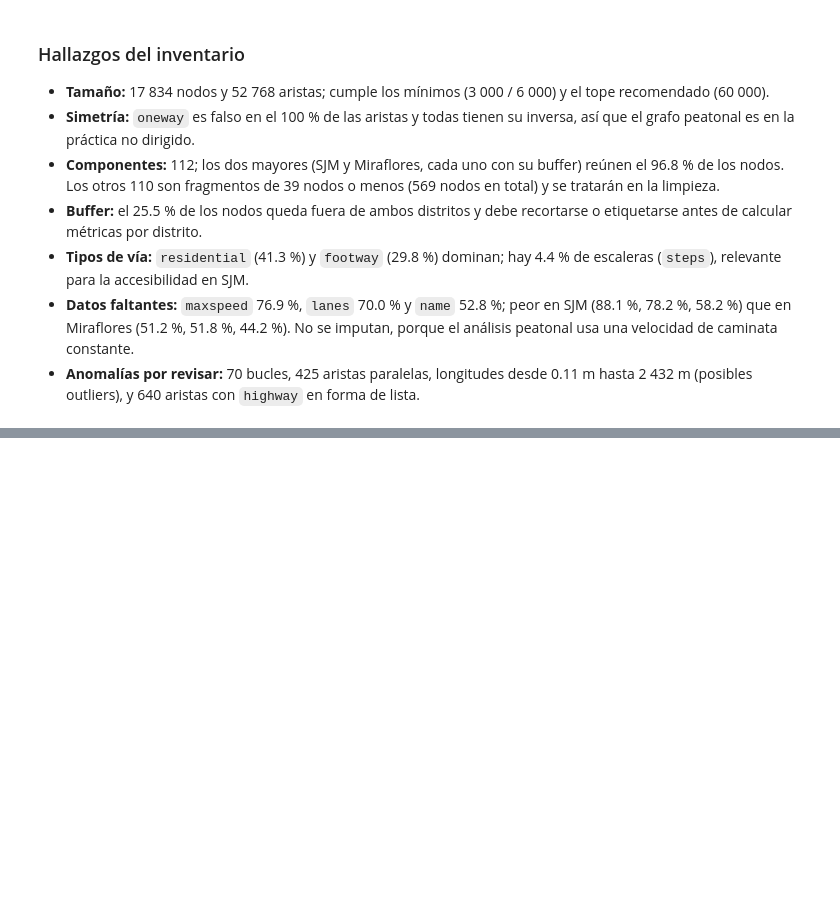
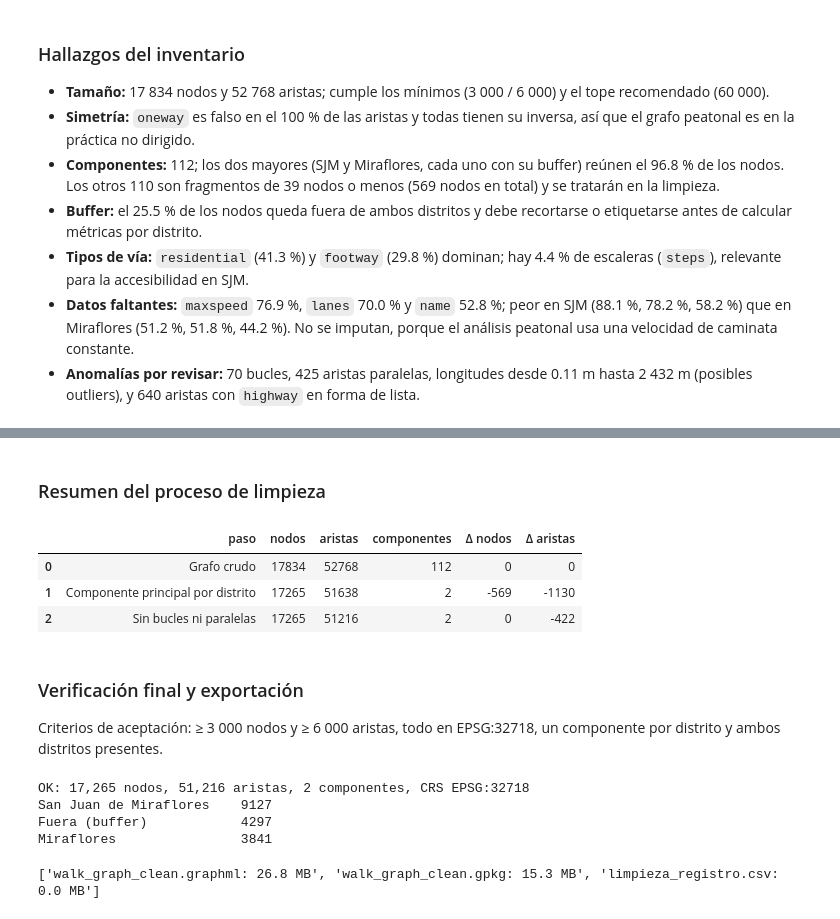
Before and after one commit to lvanCR/lima-walkability-accessibility, a Jupyter notebook: notebooks/01_descarga_y_limpieza.ipynb, the cells around one changed output, grey strips where cells are left out. Drawn from its saved outputs; the diff is of its cells as text; code cells hidden in the pictures; blank space fills up the shorter version.

```diff
--- a/notebooks/01_descarga_y_limpieza.ipynb
+++ b/notebooks/01_descarga_y_limpieza.ipynb
@@ -375,0 +389,15 @@ plt.show()
+# %%
+G = ox.load_graphml(cfg.DATA_RAW / "walk_graph_raw.graphml")
+limites_utm = gpd.read_file(cfg.DATA_RAW / "limites_distritos.gpkg").to_crs(cfg.CRS_METRIC)
+
+registro = []
+def anotar(paso, H):
+    registro.append({
+        "paso": paso,
+        "nodos": H.number_of_nodes(),
+        "aristas": H.number_of_edges(),
+        "componentes": nx.number_weakly_connected_components(H),
+    })
+
+anotar("Grafo crudo", G)
+pd.DataFrame(registro)
@@ -375,0 +572,50 @@ plt.show()
+# %% [markdown]
+### Resumen del proceso de limpieza
+# %%
+tabla_limpieza = pd.DataFrame(registro)
+tabla_limpieza["Δ nodos"] = tabla_limpieza["nodos"].diff().fillna(0).astype(int)
+tabla_limpieza["Δ aristas"] = tabla_limpieza["aristas"].diff().fillna(0).astype(int)
+tabla_limpieza
+# %% [output]
+|  | paso | nodos | aristas | componentes | Δ nodos | Δ aristas |
+| 0 | Grafo crudo | 17834 | 52768 | 112 | 0 | 0 |
+| 1 | Componente principal por distrito | 17265 | 51638 | 2 | -569 | -1130 |
+| 2 | Sin bucles ni paralelas | 17265 | 51216 | 2 | 0 | -422 |
+# %% [markdown]
+### Verificación final y exportación
+
+Criterios de aceptación: ≥ 3 000 nodos y ≥ 6 000 aristas, todo en EPSG:32718, un componente por distrito y ambos distritos presentes.
+# %%
+etiq_final = pd.Series(nx.get_node_attributes(Gc, "distrito"))
+comp_final = nx.number_weakly_connected_components(Gc)
+assert Gc.number_of_nodes() >= 3000 and Gc.number_of_edges() >= 6000
+assert str(Gc.graph["crs"]).upper().endswith("32718")
+assert all((etiq_final == d).any() for d in cfg.DISTRICT_LABELS)
+assert comp_final == len(cfg.DISTRICT_LABELS), comp_final
+print(f"OK: {Gc.number_of_nodes():,} nodos, {Gc.number_of_edges():,} aristas, {comp_final} componentes, CRS {Gc.graph['crs']}")
+print(etiq_final.value_counts().to_string())
+# %% [output]
+OK: 17,265 nodos, 51,216 aristas, 2 componentes, CRS EPSG:32718
+San Juan de Miraflores    9127
+Fuera (buffer)            4297
+Miraflores                3841
+# %%
+ruta_clean = cfg.DATA_INTERIM / "walk_graph_clean.graphml"
+ruta_gpkg = cfg.DATA_PROCESSED / "walk_graph_clean.gpkg"
+ruta_reg = cfg.DATA_PROCESSED / "limpieza_registro.csv"
+
+ox.save_graphml(Gc, ruta_clean)
+
+n_gdf, e_gdf = ox.graph_to_gdfs(Gc)
+e_gdf = e_gdf.reset_index()
+n_gdf = n_gdf.reset_index()
+for df in (n_gdf, e_gdf):
+    for col in df.columns:
+        if df[col].dtype == object and col != "geometry":
+            df[col] = df[col].apply(lambda x: ";".join(map(str, x)) if isinstance(x, list) else x)
+n_gdf.to_file(ruta_gpkg, layer="nodos", driver="GPKG")
+e_gdf.to_file(ruta_gpkg, layer="aristas", driver="GPKG")
+tabla_limpieza.to_csv(ruta_reg, index=False)
+print([f"{p.name}: {p.stat().st_size/1e6:.1f} MB" for p in (ruta_clean, ruta_gpkg, ruta_reg)])
+# %% [output]
+['walk_graph_clean.graphml: 26.8 MB', 'walk_graph_clean.gpkg: 15.3 MB', 'limpieza_registro.csv: 0.0 MB']
```
Also changed, not shown: parts of 16 cells of this notebook, 2 other files.
